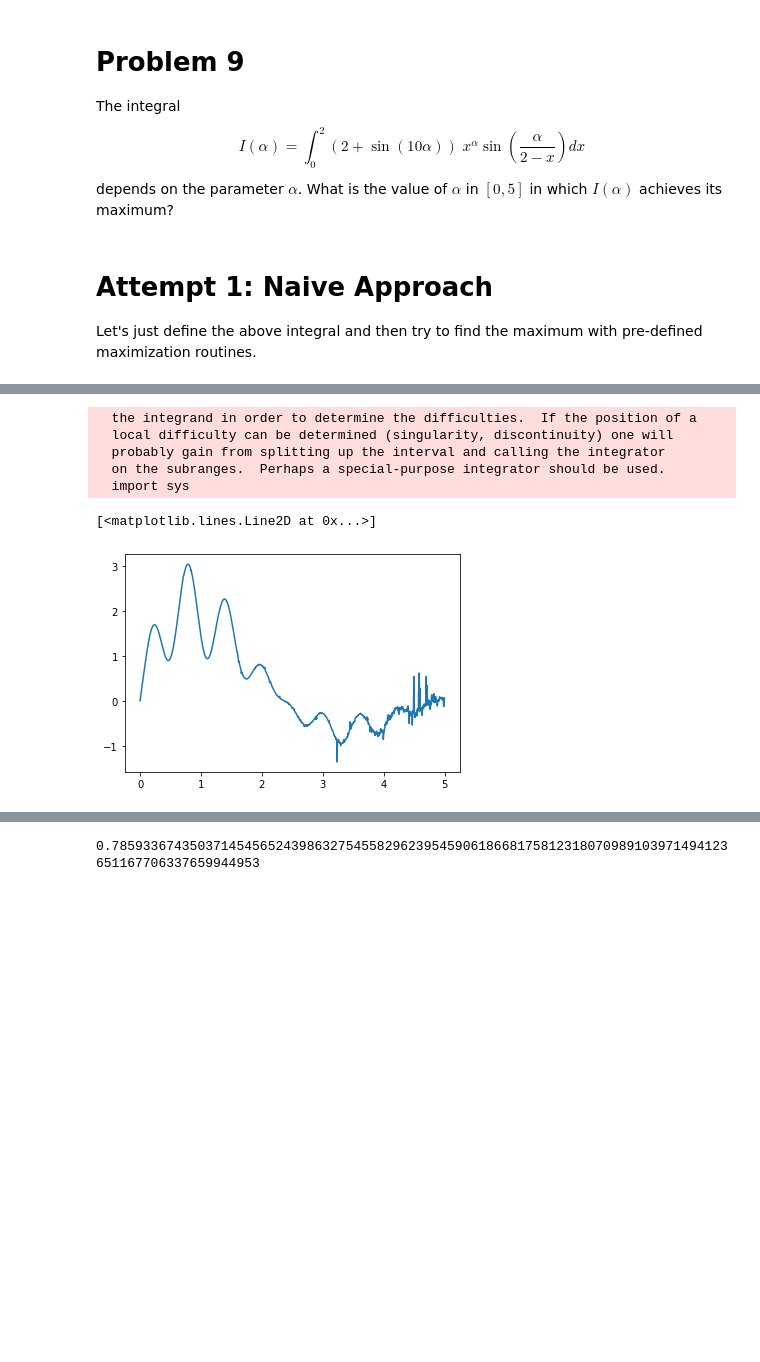
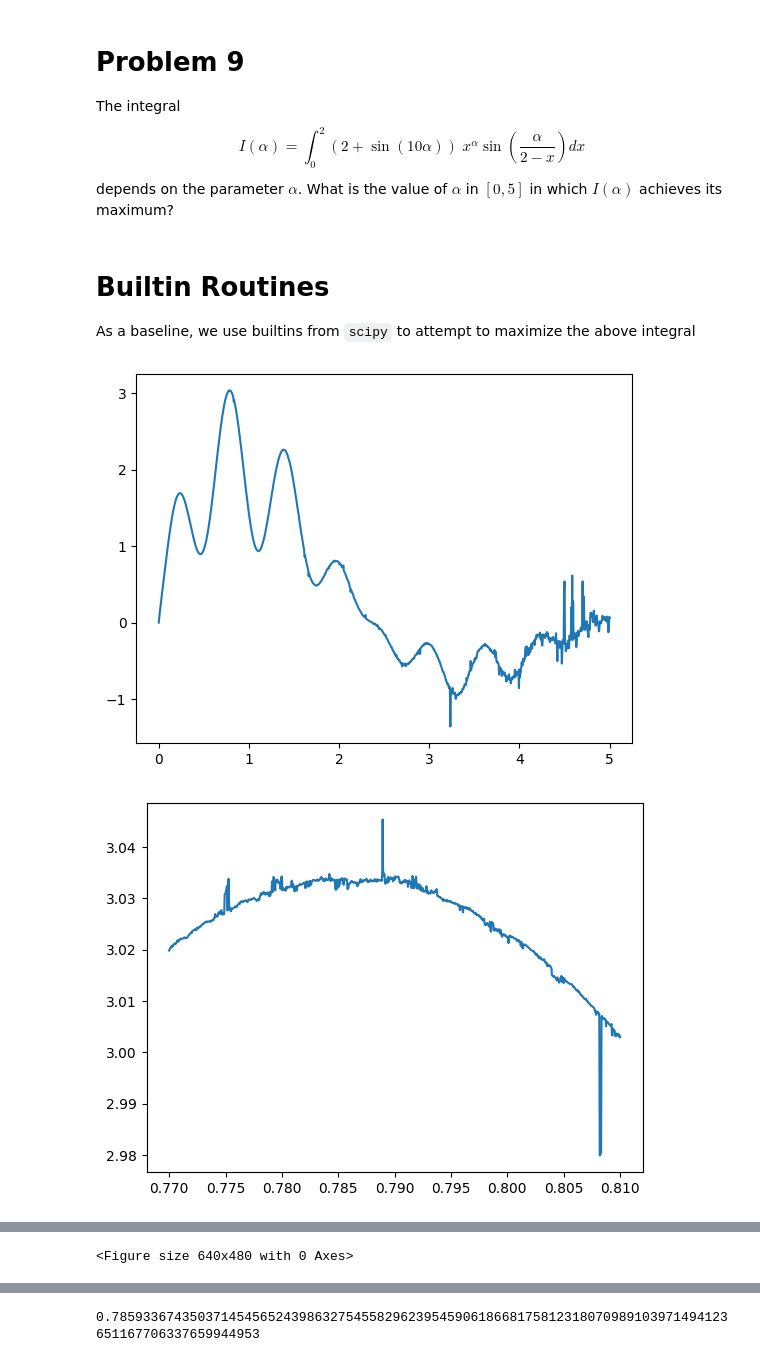
Before and after one commit to epistemologist/100-Digit-Challenge, a Jupyter notebook: Problem 9.ipynb, the cells around one changed output, grey strips where cells are left out. Drawn from its saved outputs; the diff is of its cells as text; code cells hidden in the pictures; blank space fills up the shorter version.

```diff
--- a/Problem 9.ipynb
+++ b/Problem 9.ipynb
@@ -1,21 +1,31 @@
 # %% [markdown]
 # Problem 9
 The integral $$I(\alpha) = \int_0^2 (2 + \sin(10\alpha)) \; x^\alpha \sin(\frac{\alpha}{2-x}) dx $$ depends on the parameter $\alpha$. What is the value of $\alpha$ in $[0,5]$ in which $I(\alpha)$ achieves its maximum?
-# %% [markdown]
-# Attempt 1: Naive Approach
-
-Let's just define the above integral and then try to find the maximum with pre-defined maximization routines.
+# %% [markdown]
+# Builtin Routines
+
+As a baseline, we use builtins from `scipy` to attempt to maximize the above integral
 # %%
+import warnings
+
 from scipy.integrate import quad
 from math import sin
 import numpy as np
 import matplotlib.pyplot as plt
+%matplotlib inline
 
-def I(a):
-    out, _ = quad(lambda x: (2+sin(10*a))*x**a*sin(a/(2-x)), 0, 2)
+def I(a, eps, limit):
+    out, _ = quad(lambda x: (2+sin(10*a))*x**a*sin(a/(2-x)), 0, 2, epsabs=eps, epsrel=eps, limit=limit)
     return out
 
-x = np.linspace(0,5,1000)
-y = [I(a) for a in x]
-plt.plot(x,y)
+# To suppress IntegrationWarning warning about maximum subdivisions reached
+with warnings.catch_warnings():
+    for x, eps, limit in zip([np.linspace(0,5,1000), np.linspace(0.77,0.81,1000), np.linspace(0.78,0.795,1000)],
+                             [1e-5, 1e-5, 1e-12],
+                             [50, 100, 1000]):
+        plt.plot(x, np.vectorize(lambda x: I(x, eps=eps, limit=limit))(x))
+        plt.show()
+        plt.clf()
 # %% [output]
+[figure, new version]
+[figure, added]
@@ -22,7 +33 @@ plt.plot(x,y)
-  the integrand in order to determine the difficulties.  If the position of a
-  local difficulty can be determined (singularity, discontinuity) one will
-  probably gain from splitting up the interval and calling the integrator
-  on the subranges.  Perhaps a special-purpose integrator should be used.
-  import sys
+<Figure size 640x480 with 0 Axes>
-[<matplotlib.lines.Line2D at 0x...>]
-[figure, old version]
```
Also changed, not shown: parts of 34 cells of this notebook, 7 other files.
